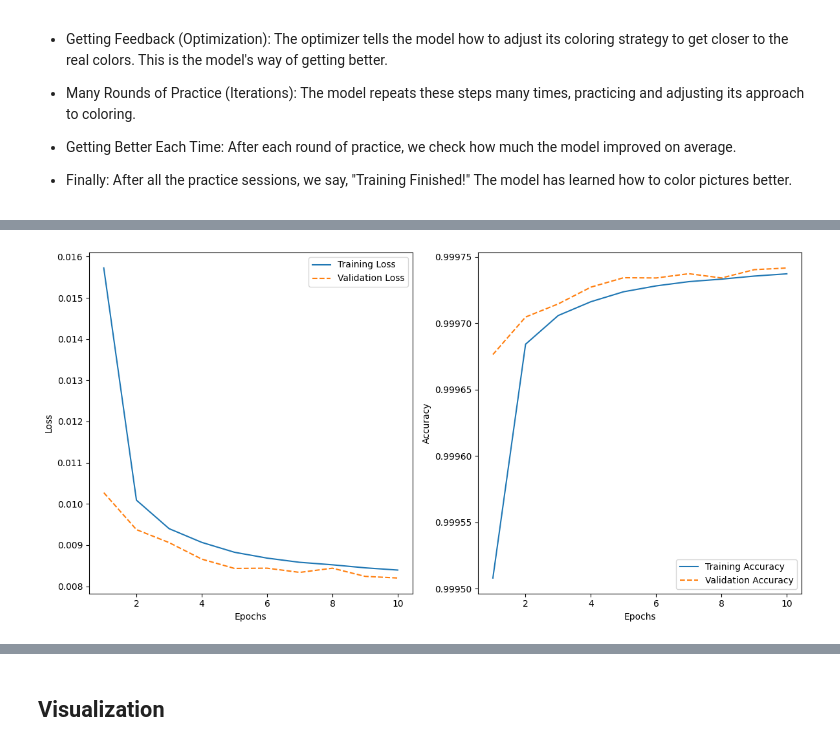
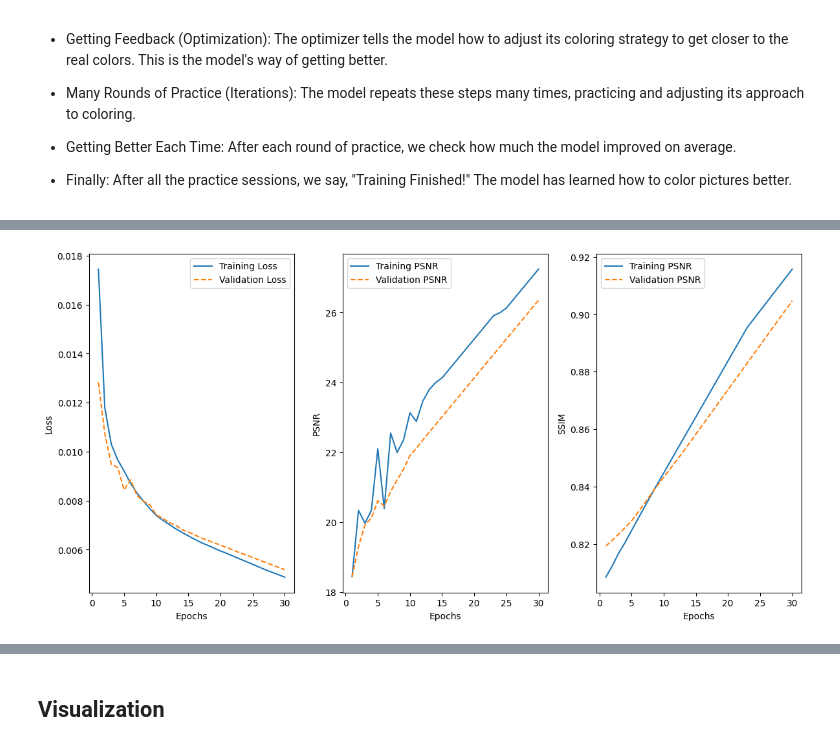
Before and after one commit to suraj-k-s/ImageColorizationUsingAutoencoders, a Jupyter notebook: main.ipynb, the cells around one changed output, grey strips where cells are left out. Saved outputs shown, nothing was run; the diff lists cells and outputs as text; code cells hidden in the pictures.

```diff
--- a/main.ipynb
+++ b/main.ipynb
@@ -109,7 +116,7 @@ Initializing Training Constants
 # %%
 # Training Variables
 
-EPOCHS = 10
+EPOCHS = 30
 LEARNING_RATE = 0.001
 MOMENTUM = 0.9
 DEVICE = 'cuda' if torch.cuda.is_available() else 'cpu'
@@ -222,2 +269,20 @@ After all the practice sessions, we say, "Training Finished!" The model has lear
+# %%
+def calculate_ssim(img1, img2, k1=0.01, k2=0.03, L=1):
+    c1 = (k1 * L) ** 2
+    c2 = (k2 * L) ** 2
+
+    mu1 = np.mean(img1)
+    mu2 = np.mean(img2)
+
+    sigma1_sq = np.var(img1)
+    sigma2_sq = np.var(img2)
+    sigma12 = np.cov(img1.flatten(), img2.flatten())[0, 1]
+
+    numerator = (2 * mu1 * mu2 + c1) * (2 * sigma12 + c2)
+    denominator = (mu1 ** 2 + mu2 ** 2 + c1) * (sigma1_sq + sigma2_sq + c2)
+
+    ssim = numerator / denominator
+
+    return ssim
 # %%
 train_loss_values = []
@@ -309,27 +385,35 @@ Epoch: 6, Validation Loss: 0.683643, Validation Accuracy: 0.999734
 # %%
 # Plot training and validation results in the same plot
 epochs_list = list(range(1, EPOCHS + 1))
 
 plt.figure(figsize=(12, 6))
 
 # Plot Training Loss and Validation Loss
-plt.subplot(1, 2, 1)
+plt.subplot(1, 3, 1)
 plt.plot(epochs_list, train_loss_values, label='Training Loss')
 plt.plot(epochs_list, val_loss_values, label='Validation Loss', linestyle='--')
 plt.xlabel('Epochs')
 plt.ylabel('Loss')
 plt.legend()
 
 # Plot Training Accuracy and Validation Accuracy
-plt.subplot(1, 2, 2)
-plt.plot(epochs_list, train_accuracy_values, label='Training Accuracy')
-plt.plot(epochs_list, val_accuracy_values, label='Validation Accuracy', linestyle='--')
+plt.subplot(1, 3, 2)
+plt.plot(epochs_list, train_psnr_values, label='Training PSNR')
+plt.plot(epochs_list, val_psnr_values, label='Validation PSNR', linestyle='--')
 plt.xlabel('Epochs')
-plt.ylabel('Accuracy')
+plt.ylabel('PSNR')
+plt.legend()
+
+# Plot Training Accuracy and Validation Accuracy
+plt.subplot(1, 3, 3)
+plt.plot(epochs_list, train_ssim_values, label='Training PSNR')
+plt.plot(epochs_list, val_ssim_values, label='Validation PSNR', linestyle='--')
+plt.xlabel('Epochs')
+plt.ylabel('SSIM')
 plt.legend()
 
 plt.tight_layout()
 plt.show()
 # %% [output]
-[figure, old version]
+[figure, new version]
 # %%
```
Also changed, not shown: parts of 15 cells of this notebook, 24 other files.
